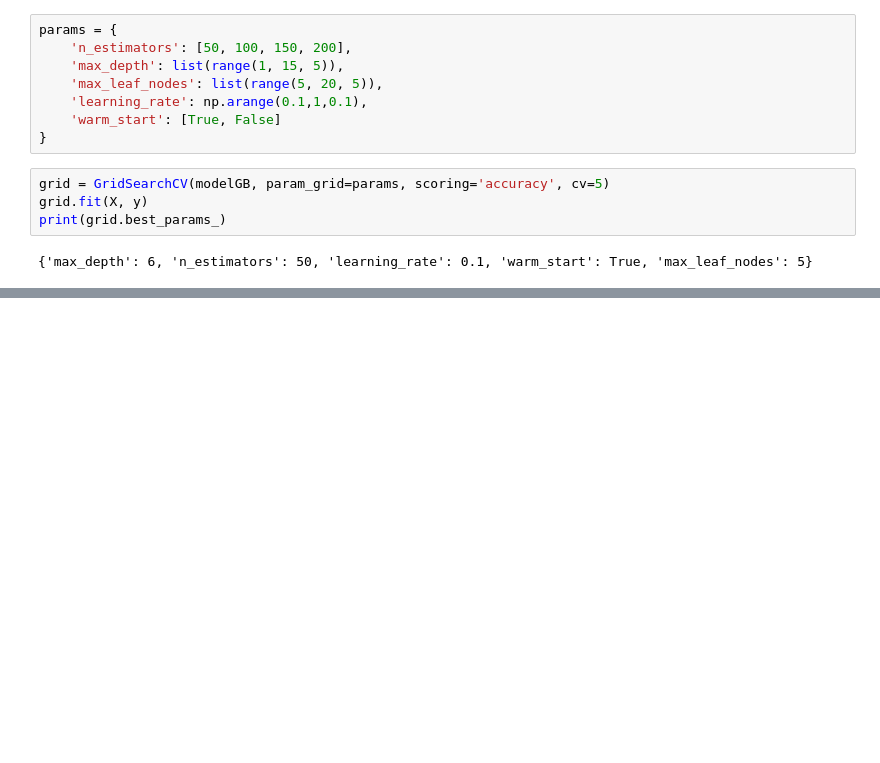
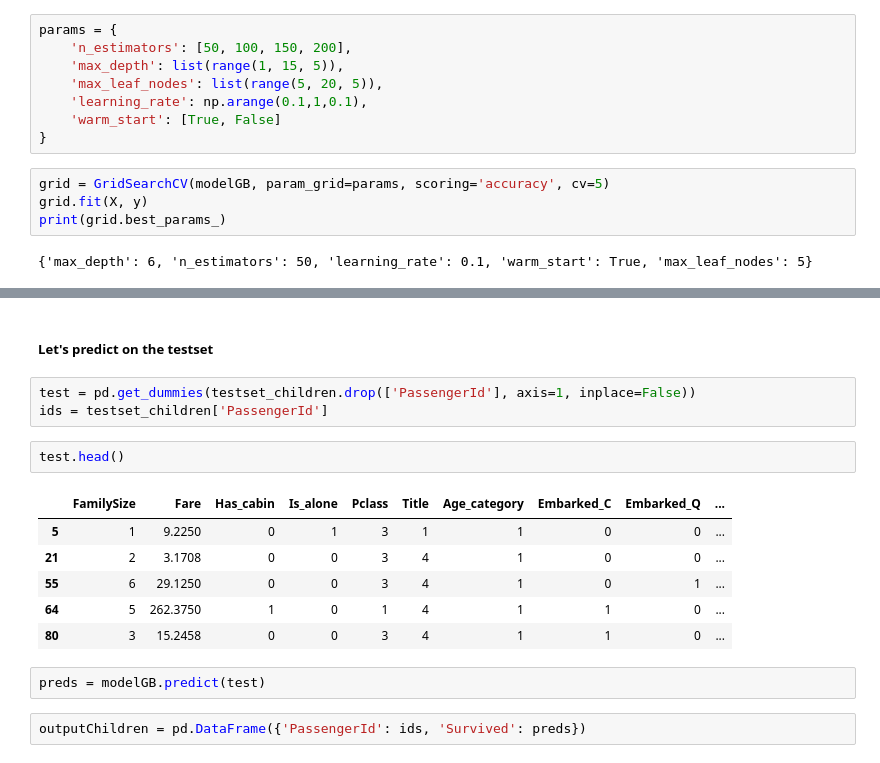
Before and after one commit to hernandezurbina/KaggleAdventures, a Jupyter notebook: Titanic_2ModelsSameDataset.ipynb, the cells around one changed output, grey strips where cells are left out. Drawn from its saved outputs; the diff is of its cells as text; blank space fills up the shorter version.

```diff
--- a/Titanic_2ModelsSameDataset.ipynb
+++ b/Titanic_2ModelsSameDataset.ipynb
@@ -483,0 +522,18 @@ print(grid.best_params_)
+# %% [markdown]
+##### Let's predict on the testset
+# %%
+test = pd.get_dummies(testset_children.drop(['PassengerId'], axis=1, inplace=False))
+ids = testset_children['PassengerId']
+# %%
+test.head()
+# %% [output]
+|  | FamilySize | Fare | Has_cabin | Is_alone | Pclass | Title | Age_category | Embarked_C | Embarked_Q | ... |
+| 5 | 1 | 9.2250 | 0 | 1 | 3 | 1 | 1 | 0 | 0 | ... |
+| 21 | 2 | 3.1708 | 0 | 0 | 3 | 4 | 1 | 0 | 0 | ... |
+| 55 | 6 | 29.1250 | 0 | 0 | 3 | 4 | 1 | 0 | 1 | ... |
+| 64 | 5 | 262.3750 | 1 | 0 | 1 | 4 | 1 | 1 | 0 | ... |
+| 80 | 3 | 15.2458 | 0 | 0 | 3 | 4 | 1 | 1 | 0 | ... |
+# %%
+preds = modelGB.predict(test)
+# %%
+outputChildren = pd.DataFrame({'PassengerId': ids, 'Survived': preds})
```
Also changed, not shown: parts of 23 cells of this notebook, 1 other file.
